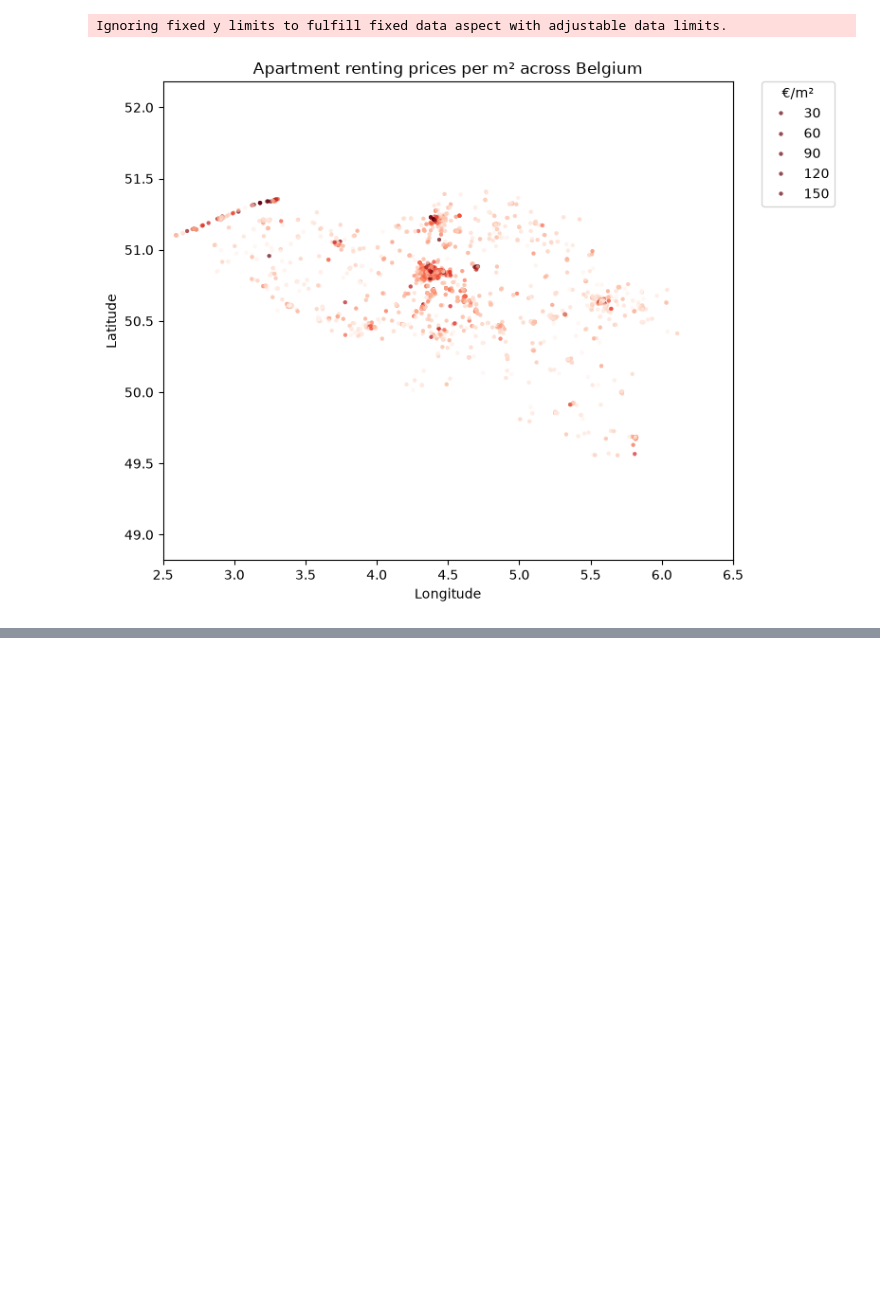
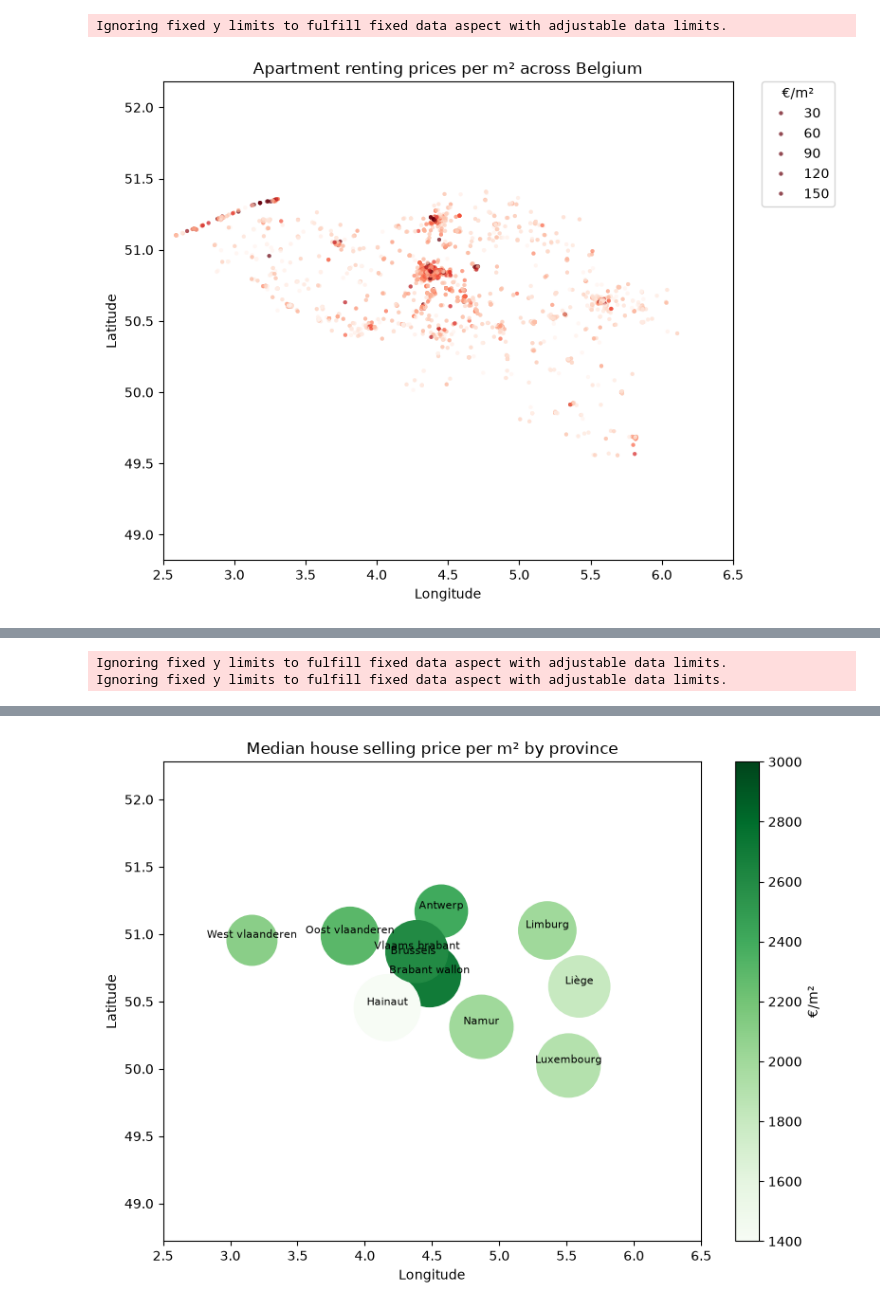
Before and after one commit to Gunay-Bayramova/immoeliza_data_analysis, a Jupyter notebook: Analysis/soo_notebook.ipynb, the cells around one changed output, grey strips where cells are left out. Saved outputs shown, nothing was run; the diff lists cells and outputs as text; code cells hidden in the pictures; blank space fills up the shorter version.

```diff
--- a/Analysis/soo_notebook.ipynb
+++ b/Analysis/soo_notebook.ipynb
@@ -401,0 +494,79 @@ Ignoring fixed y limits to fulfill fixed data aspect with adjustable data limits
+# %%
+# Select from df_sale_house
+province_stats = (
+    df_sale_house
+    .groupby("province")
+    .agg(
+        median_price_per_m2=("price_per_m2", "median"),
+        listings=("price_per_m2", "count"),
+        longitude=("longitude", "median"),
+        latitude=("latitude", "median")
+    )
+    .reset_index()
+)
+
+province_stats["median_price_per_m2"] = province_stats["median_price_per_m2"].round(-2)
+
+print(province_stats)
+
+
+province_stats["dot_size"] = (
+    province_stats["listings"] / province_stats["listings"].max()
+) * 2500
+
+province_stats["dot_size"] = province_stats["dot_size"].clip(lower=200)
+
+plt.figure(figsize=(8, 6))
+
+# ax = sns.scatterplot(
+#     data=province_stats,
+#     x="longitude",
+#     y="latitude",
+#     hue="median_price_per_m2",
+#     size="listings",
+#     sizes=(80, 500),
+#     palette="Greens",
+#     legend=True
+# )
+
+# for _, row in province_stats.iterrows():
+#     ax.text(
+#         row["longitude"],
+#         row["latitude"],
+#         row["province"],
+#         fontsize=8,
+#         ha="center",
+#         va="bottom"
+#     )
+
+scatter = plt.scatter(
+    province_stats["longitude"],
+    province_stats["latitude"],
+    c=province_stats["median_price_per_m2"],
+    s=province_stats["dot_size"],
+    cmap="Greens"
+)
+
+plt.colorbar(scatter, label="€/m²")
+
+for _, row in province_stats.iterrows():
+    plt.text(
+        row["longitude"],
+        row["latitude"],
+        row["province"],
+        fontsize=8,
+        ha="center",
+        va="bottom"
+    )
+
+plt.title("Median house selling price per m² by province")
+plt.xlabel("Longitude")
+plt.ylabel("Latitude")
+plt.axis("equal")
+plt.xlim(2.5, 6.5)
+plt.ylim(49.5, 51.5)
+plt.tight_layout()
+plt.show()
+# %% [output]
+Ignoring fixed y limits to fulfill fixed data aspect with adjustable data limits.
+Ignoring fixed y limits to fulfill fixed data aspect with adjustable data limits.
@@ -401,0 +585 @@ Ignoring fixed y limits to fulfill fixed data aspect with adjustable data limits
+[figure, added]
```
Also changed, not shown: parts of 9 cells of this notebook, 2 other files.
